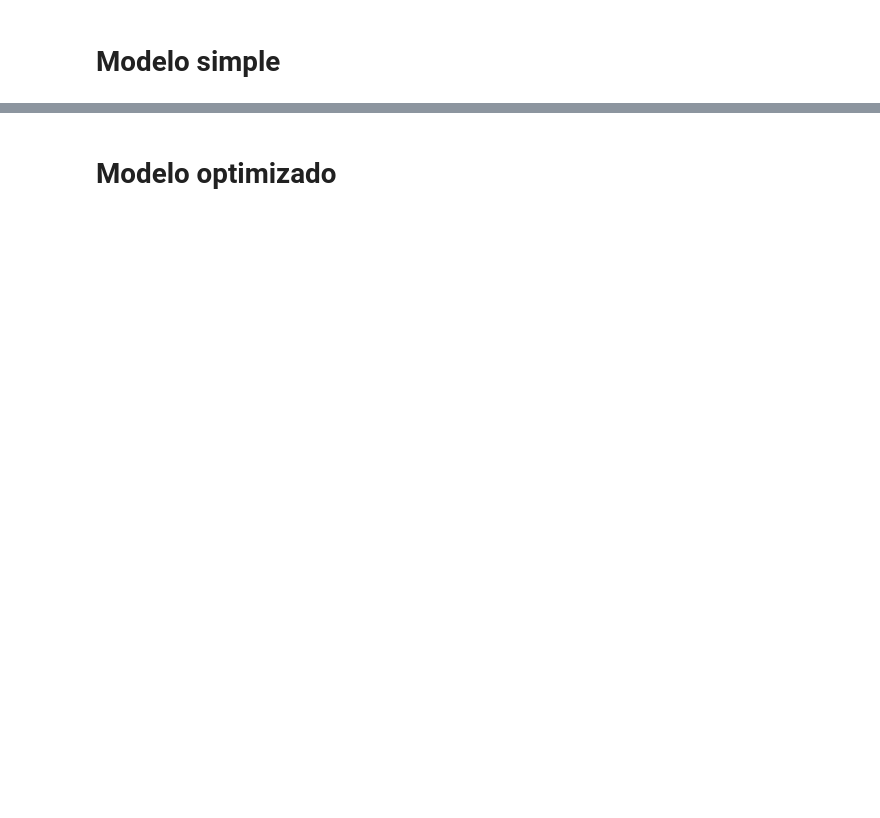
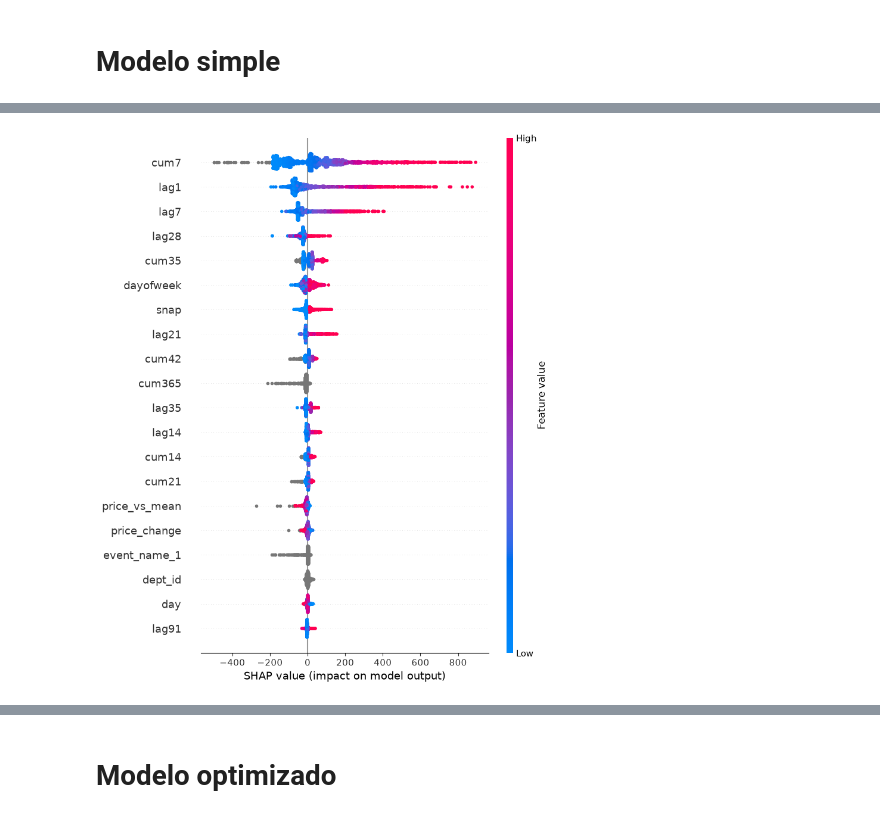
Before and after one commit to njimenez94/forecast-tfm, a Jupyter notebook: notebooks/02_model.ipynb, the cells around one changed output, grey strips where cells are left out. Cells and saved outputs as stored; diff of their text form; code cells hidden in the pictures; blank space fills up the shorter version.

```diff
--- a/notebooks/02_model.ipynb
+++ b/notebooks/02_model.ipynb
@@ -109,0 +167,4 @@ model.fit(
+# %%
+shap.summary_plot(shap_values, X_shap)
+# %% [output]
+[figure, added]
```
Also changed, not shown: parts of 30 cells of this notebook, 6 other files.
